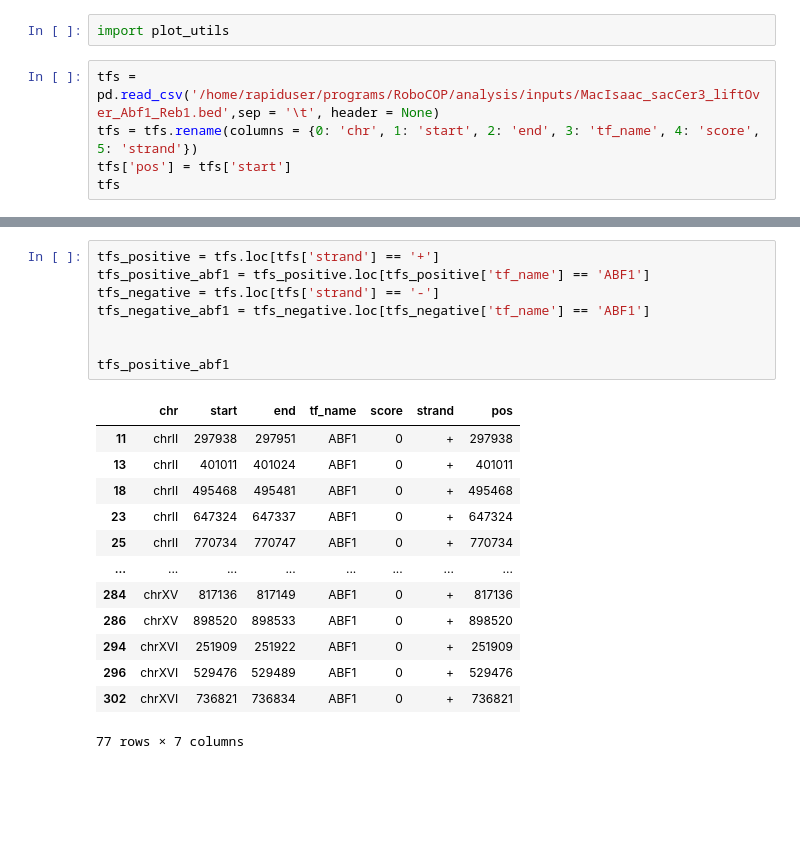
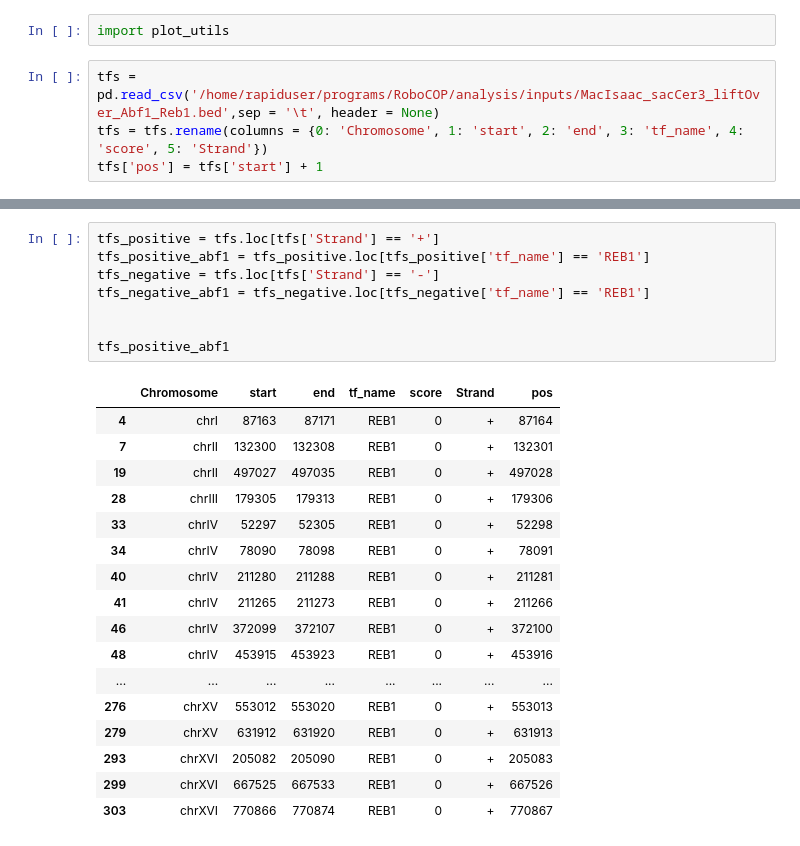
Before and after one commit to nhatduongnn/RoboNhat, a Jupyter notebook: analysis/test.ipynb, the cells around one changed output, grey strips where cells are left out. Cells and saved outputs as stored; diff of their text form; blank space fills up the shorter version.

```diff
--- a/analysis/test.ipynb
+++ b/analysis/test.ipynb
@@ -14,6 +14,5 @@ import matplotlib.pyplot as plt
 import plot_utils
 # %%
 tfs = pd.read_csv('/home/rapiduser/programs/RoboCOP/analysis/inputs/MacIsaac_sacCer3_liftOver_Abf1_Reb1.bed',sep = '\t', header = None)
-tfs = tfs.rename(columns = {0: 'chr', 1: 'start', 2: 'end', 3: 'tf_name', 4: 'score', 5: 'strand'})
-tfs['pos'] = tfs['start']
-tfs
+tfs = tfs.rename(columns = {0: 'Chromosome', 1: 'start', 2: 'end', 3: 'tf_name', 4: 'score', 5: 'Strand'})
+tfs['pos'] = tfs['start'] + 1
@@ -34,25 +19,29 @@ tfs
 # %%
-tfs_positive = tfs.loc[tfs['strand'] == '+']
-tfs_positive_abf1 = tfs_positive.loc[tfs_positive['tf_name'] == 'ABF1']
-tfs_negative = tfs.loc[tfs['strand'] == '-']
-tfs_negative_abf1 = tfs_negative.loc[tfs_negative['tf_name'] == 'ABF1']
+tfs_positive = tfs.loc[tfs['Strand'] == '+']
+tfs_positive_abf1 = tfs_positive.loc[tfs_positive['tf_name'] == 'REB1']
+tfs_negative = tfs.loc[tfs['Strand'] == '-']
+tfs_negative_abf1 = tfs_negative.loc[tfs_negative['tf_name'] == 'REB1']
 
 
 tfs_positive_abf1
 # %% [output]
-|  | chr | start | end | tf_name | score | strand | pos |
-| 11 | chrII | 297938 | 297951 | ABF1 | 0 | + | 297938 |
-| 13 | chrII | 401011 | 401024 | ABF1 | 0 | + | 401011 |
-| 18 | chrII | 495468 | 495481 | ABF1 | 0 | + | 495468 |
-| 23 | chrII | 647324 | 647337 | ABF1 | 0 | + | 647324 |
-| 25 | chrII | 770734 | 770747 | ABF1 | 0 | + | 770734 |
+|  | Chromosome | start | end | tf_name | score | Strand | pos |
+| 4 | chrI | 87163 | 87171 | REB1 | 0 | + | 87164 |
+| 7 | chrII | 132300 | 132308 | REB1 | 0 | + | 132301 |
+| 19 | chrII | 497027 | 497035 | REB1 | 0 | + | 497028 |
+| 28 | chrIII | 179305 | 179313 | REB1 | 0 | + | 179306 |
+| 33 | chrIV | 52297 | 52305 | REB1 | 0 | + | 52298 |
+| 34 | chrIV | 78090 | 78098 | REB1 | 0 | + | 78091 |
+| 40 | chrIV | 211280 | 211288 | REB1 | 0 | + | 211281 |
+| 41 | chrIV | 211265 | 211273 | REB1 | 0 | + | 211266 |
+| 46 | chrIV | 372099 | 372107 | REB1 | 0 | + | 372100 |
+| 48 | chrIV | 453915 | 453923 | REB1 | 0 | + | 453916 |
 | ... | ... | ... | ... | ... | ... | ... | ... |
-| 284 | chrXV | 817136 | 817149 | ABF1 | 0 | + | 817136 |
-| 286 | chrXV | 898520 | 898533 | ABF1 | 0 | + | 898520 |
-| 294 | chrXVI | 251909 | 251922 | ABF1 | 0 | + | 251909 |
-| 296 | chrXVI | 529476 | 529489 | ABF1 | 0 | + | 529476 |
-| 302 | chrXVI | 736821 | 736834 | ABF1 | 0 | + | 736821 |
+| 276 | chrXV | 553012 | 553020 | REB1 | 0 | + | 553013 |
+| 279 | chrXV | 631912 | 631920 | REB1 | 0 | + | 631913 |
+| 293 | chrXVI | 205082 | 205090 | REB1 | 0 | + | 205083 |
+| 299 | chrXVI | 667525 | 667533 | REB1 | 0 | + | 667526 |
+| 303 | chrXVI | 770866 | 770874 | REB1 | 0 | + | 770867 |
-77 rows × 7 columns
 # %%
 fig, ax = plt.subplot_mosaic("""AAA
                                  BBB""")
```
Also changed, not shown: parts of 4 cells of this notebook, 2 other files.
